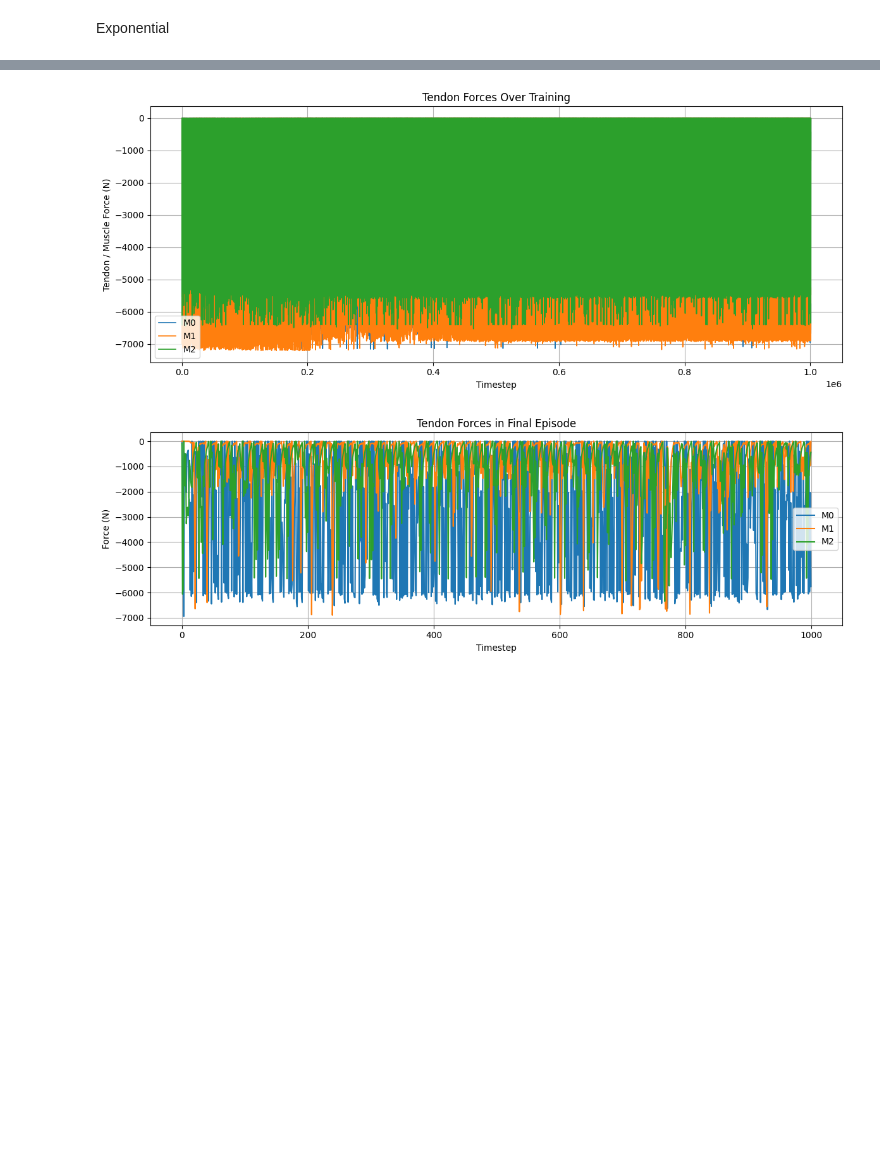
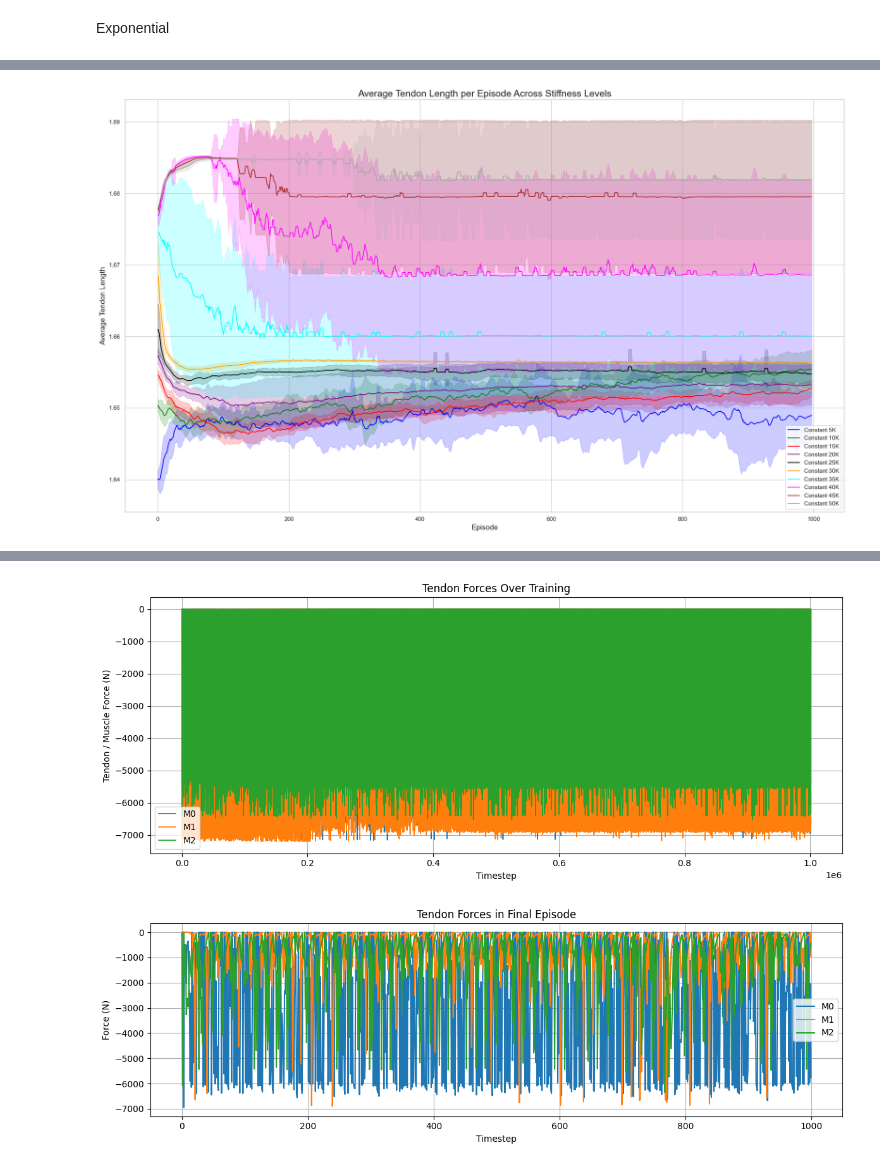
Before and after one commit to rominamir/Dynamic-tendon-Leg, a Jupyter notebook: JJ/plot.ipynb, the cells around one changed output, grey strips where cells are left out. Saved outputs shown, nothing was run; the diff lists cells and outputs as text; code cells hidden in the pictures; blank space fills up the shorter version.

```diff
--- a/JJ/plot.ipynb
+++ b/JJ/plot.ipynb
@@ -364,0 +297,89 @@ plt.show()
+# %%
+import numpy as np
+import matplotlib.pyplot as plt
+import os
+
+def moving_average(data, window_size=5):
+    """Apply moving average smoothing."""
+    return np.convolve(data, np.ones(window_size) / window_size, mode='valid')
+
+# Define your groups (tendon_lengths folder)
+groups = {
+    "Constant 5K": r"C:\Users\User\Desktop\Dynamic-tendon-Leg\data\LegEnv_Jun06_constant_5k_constant_5e-04_PPO_seeds_100-100\tendon_lengths",
+    "Constant 10K": r"C:\Users\User\Desktop\Dynamic-tendon-Leg\data\LegEnv_Jun06_constant_10k_constant_5e-04_PPO_seeds_100-100\tendon_lengths",
+    "Constant 15K": r"C:\Users\User\Desktop\Dynamic-tendon-Leg\data\LegEnv_Jun06_constant_15k_constant_5e-04_PPO_seeds_100-100\tendon_lengths",
+    "Constant 20K": r"C:\Users\User\Desktop\Dynamic-tendon-Leg\data\LegEnv_Jun06_constant_20k_constant_5e-04_PPO_seeds_100-100\tendon_lengths",
+    "Constant 25K": r"C:\Users\User\Desktop\Dynamic-tendon-Leg\data\LegEnv_Jun06_constant_25k_constant_5e-04_PPO_seeds_100-100\tendon_lengths",
+    "Constant 30K": r"C:\Users\User\Desktop\Dynamic-tendon-Leg\data\LegEnv_Jun06_constant_30k_constant_5e-04_PPO_seeds_100-100_default\tendon_lengths",
+    "Constant 35K": r"C:\Users\User\Desktop\Dynamic-tendon-Leg\data\LegEnv_Jun06_constant_35k_constant_5e-04_PPO_seeds_100-100\tendon_lengths",
+    "Constant 40K": r"C:\Users\User\Desktop\Dynamic-tendon-Leg\data\LegEnv_Jun06_constant_40k_constant_5e-04_PPO_seeds_100-100\tendon_lengths",
+    "Constant 45K": r"C:\Users\User\Desktop\Dynamic-tendon-Leg\data\LegEnv_Jun06_constant_45k_constant_5e-04_PPO_seeds_100-100\tendon_lengths",
+    "Constant 50K": r"C:\Users\User\Desktop\Dynamic-tendon-Leg\data\LegEnv_Jun06_constant_50k_constant_5e-04_PPO_seeds_100-100\tendon_lengths",
+}
+
+# Seed range for each group
+group_seeds = {k: range(100, 110) for k in groups}
+
+# Plot styling
+colors = ['blue', 'green', 'red', 'purple', 'black', 'orange', 'cyan', 'magenta', 'brown', 'darkgrey']
+window_size = 5
+
+plt.figure(figsize=(20, 12))
+
+for idx, (label, folder) in enumerate(groups.items()):
+    seeds = group_seeds[label]
+    data_list = []
+
+    # print(f"\n--- Loading group: {label} ---")
+
+    for seed in seeds:
+        tendon_file = os.path.join(folder, f"tendon_lengths_seed_{seed}.npy")
+        if os.path.exists(tendon_file):
+            try:
+                data = np.load(tendon_file, allow_pickle=True)  # shape: (1001, 100, 3)
+                data = np.asarray(data, dtype=np.float32)
+
+                # Average over tendons (axis=2), then over timesteps (axis=1)
+                episode_means = data.mean(axis=(1, 2))  # shape: (1001,)
+                data_list.append(episode_means)
+                #print(f"  Loaded seed {seed} with shape {data.shape}")
+            except Exception as e:
+                print(f"  Error with seed {seed}: {e}")
+        else:
+            print(f"  File not found: {tendon_file}")
+
+    if data_list:
+        # Truncate to shortest length
+        min_len = min(len(arr) for arr in data_list)
+        data_list = [arr[:min_len] for arr in data_list]
+        group_data = np.stack(data_list, axis=0)  # shape: (num_seeds, episodes)
+
+        group_mean = group_data.mean(axis=0)
+        group_std = group_data.std(axis=0)
+
+        if len(group_mean) >= window_size:
+            smoothed_mean = moving_average(group_mean, window_size)
+            smoothed_std = moving_average(group_std, window_size)
+
+            # Optional: repeat first value for nicer starting point
+            smoothed_mean = np.insert(smoothed_mean, 0, smoothed_mean[0])
+            smoothed_std = np.insert(smoothed_std, 0, smoothed_std[0])
+            episodes = np.arange(len(smoothed_mean))
+
+            plt.plot(episodes, smoothed_mean, label=label, color=colors[idx])
+            plt.fill_between(episodes, smoothed_mean - smoothed_std, smoothed_mean + smoothed_std,
+                             color=colors[idx], alpha=0.2)
+        else:
+            print(f"  Not enough data for smoothing in group {label}.")
+    else:
+        print(f"  No valid data loaded for group {label}.")
+
+# Final plot formatting
+plt.title("Average Tendon Length per Episode Across Stiffness Levels", fontsize=18)
+plt.xlabel("Episode", fontsize=14)
+plt.ylabel("Average Tendon Length", fontsize=14)
+plt.legend()
+plt.grid(True)
+plt.tight_layout()
+plt.show()
+# %% [output]
@@ -364,0 +387 @@ plt.show()
+[figure, added]
```
Also changed, not shown: parts of 18 cells of this notebook, 17 other files.
